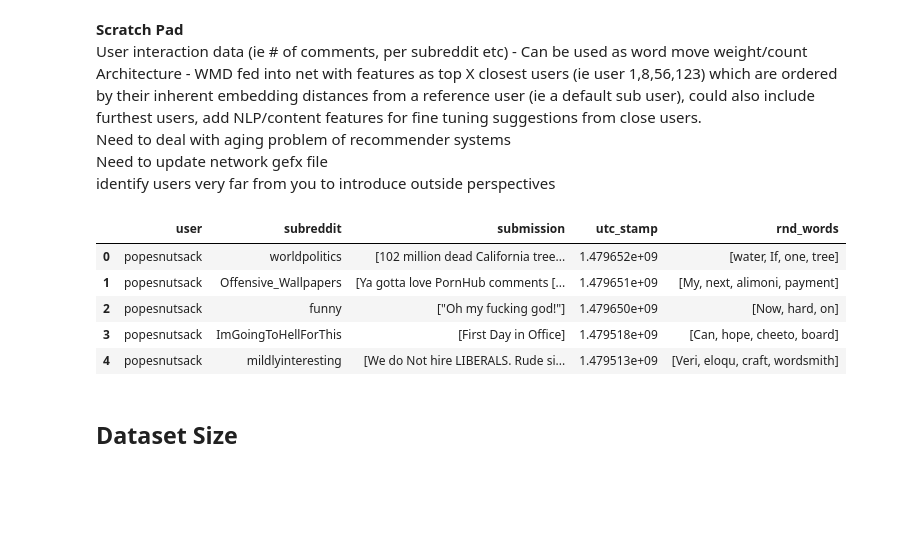
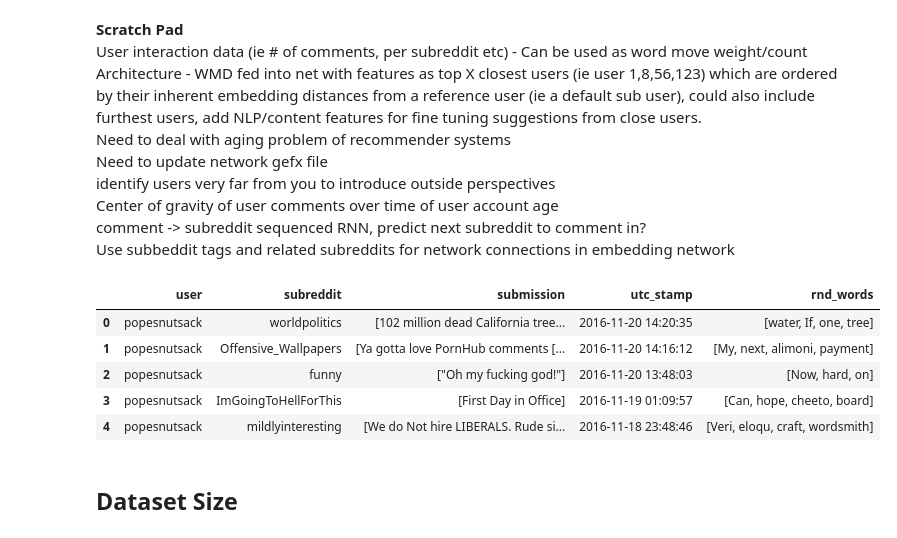
Before and after one commit to cole-maclean/MAI-CI, a Jupyter notebook: Final Project/EDA Notebook.ipynb, the cells around one changed output. Cells and saved outputs as stored; diff of their text form; code cells hidden in the pictures; blank space fills up the shorter version.

```diff
--- a/Final Project/EDA Notebook.ipynb
+++ b/Final Project/EDA Notebook.ipynb
@@ -5,6 +5,9 @@ Architecture - WMD fed into net with features as top X closest users (ie user 1,
 Need to deal with aging problem of recommender systems
 Need to update network gefx file
 identify users very far from you to introduce outside perspectives
+Center of gravity of user comments over time of user account age
+comment -> subreddit sequenced RNN, predict next subreddit to comment in?
+Use subbeddit tags and related subreddits for network connections in embedding network
 # %%
 import json
 import os
@@ -26,14 +29,15 @@ with open('reddit_data.json','r') as data_file:
     reddit_data = json.load(data_file)
 # %%
 df = pd.DataFrame(reddit_data,columns=['user','subreddit','submission','utc_stamp','rnd_words'])
+df['utc_stamp'] = pd.to_datetime(df['utc_stamp'],unit='s')
 df.head()
 # %% [output]
 |  | user | subreddit | submission | utc_stamp | rnd_words |
-| 0 | popesnutsack | worldpolitics | [102 million dead California tree... | 1.479652e+09 | [water, If, one, tree] |
-| 1 | popesnutsack | Offensive_Wallpapers | [Ya gotta love PornHub comments [... | 1.479651e+09 | [My, next, alimoni, payment] |
-| 2 | popesnutsack | funny | ["Oh my fucking god!"] | 1.479650e+09 | [Now, hard, on] |
-| 3 | popesnutsack | ImGoingToHellForThis | [First Day in Office] | 1.479518e+09 | [Can, hope, cheeto, board] |
-| 4 | popesnutsack | mildlyinteresting | [We do Not hire LIBERALS. Rude si... | 1.479513e+09 | [Veri, eloqu, craft, wordsmith] |
+| 0 | popesnutsack | worldpolitics | [102 million dead California tree... | 2016-11-20 14:20:35 | [water, If, one, tree] |
+| 1 | popesnutsack | Offensive_Wallpapers | [Ya gotta love PornHub comments [... | 2016-11-20 14:16:12 | [My, next, alimoni, payment] |
+| 2 | popesnutsack | funny | ["Oh my fucking god!"] | 2016-11-20 13:48:03 | [Now, hard, on] |
+| 3 | popesnutsack | ImGoingToHellForThis | [First Day in Office] | 2016-11-19 01:09:57 | [Can, hope, cheeto, board] |
+| 4 | popesnutsack | mildlyinteresting | [We do Not hire LIBERALS. Rude si... | 2016-11-18 23:48:46 | [Veri, eloqu, craft, wordsmith] |
 # %% [markdown]
 <h2>Dataset Size</h2>
 # %%
```
Also changed, not shown: parts of 10 cells of this notebook, 5 other files.
